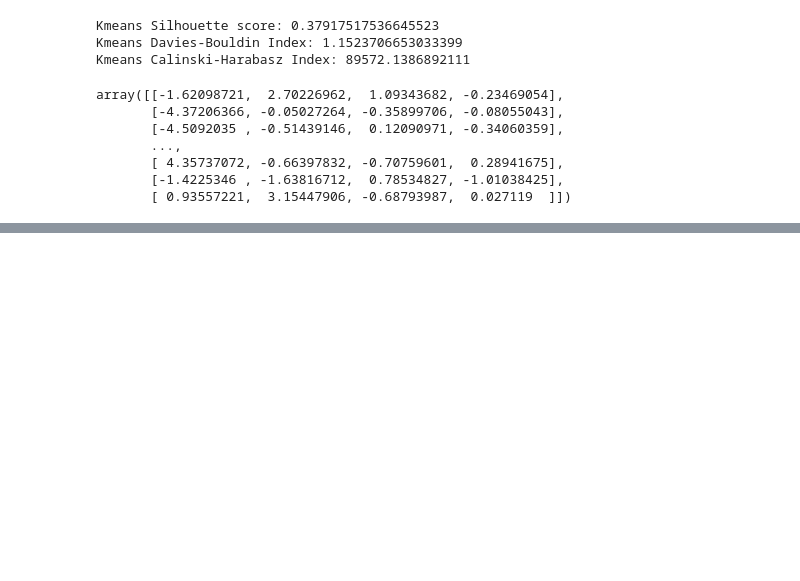
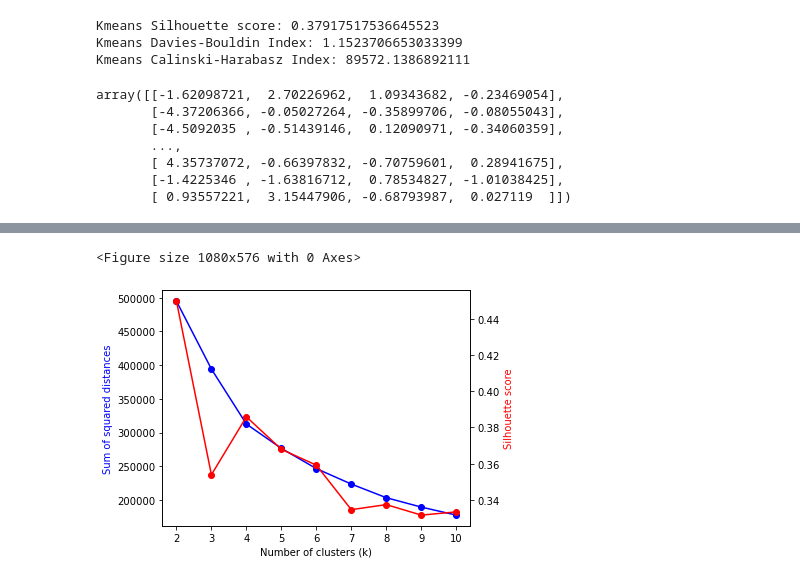
Before and after one commit to GxTeo/Data-Analytics-Mining-Project-2, a Jupyter notebook: Task 3/task3_kmeans.ipynb, the cells around one changed output, grey strips where cells are left out. Saved outputs shown, nothing was run; the diff lists cells and outputs as text; code cells hidden in the pictures; blank space fills up the shorter version.

```diff
--- a/Task 3/task3_kmeans.ipynb
+++ b/Task 3/task3_kmeans.ipynb
@@ -403,0 +393,8 @@ Kmeans Calinski-Harabasz Index: 93217.20296844139
+# %%
+pca = PCA(n_components=4, random_state=42)
+transformed_TF_IDF_data = pca.fit_transform(TF_IDF_matrix)
+# %%
+kmeans_elbow_method(transformed_TF_IDF_data)
+# %% [output]
+<Figure size 1080x576 with 0 Axes>
+[figure, added]
```
Also changed, not shown: parts of 17 cells of this notebook.
